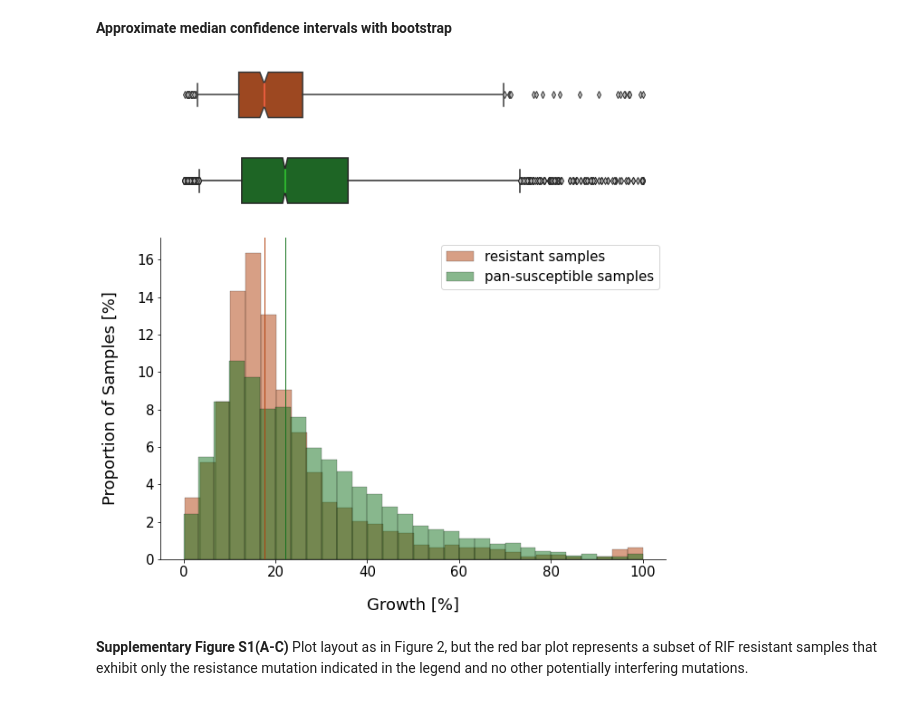
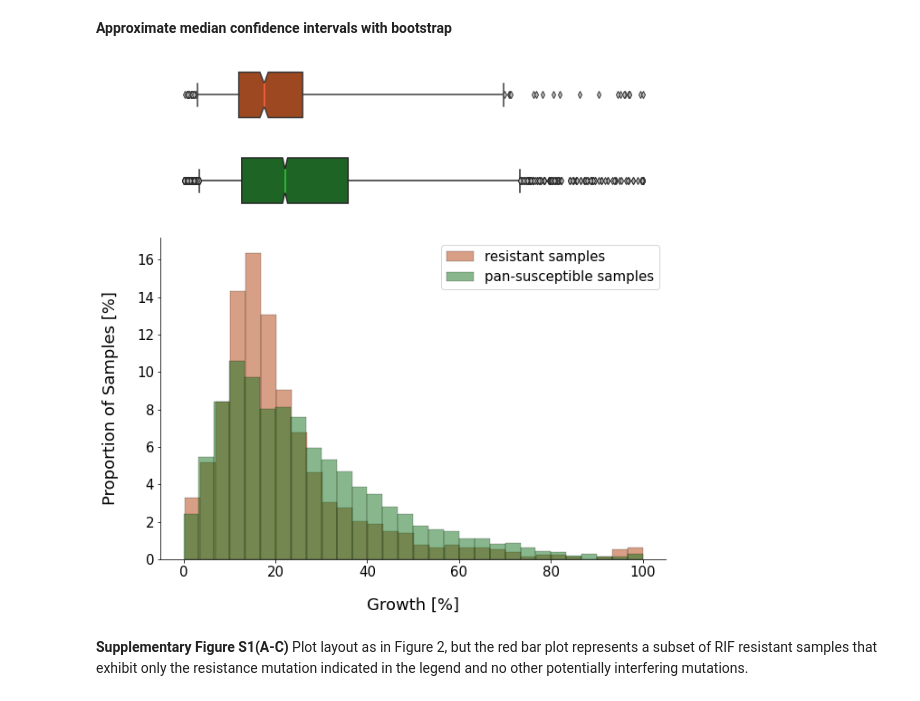
Before and after one commit to fowler-lab/tb-rnap-compensation, a Jupyter notebook: Recreate_figures_paper.ipynb, the cells around one changed output. Drawn from its saved outputs; the diff is of its cells as text; code cells hidden in the pictures.

```diff
--- a/Recreate_figures_paper.ipynb
+++ b/Recreate_figures_paper.ipynb
@@ -148,38 +148,38 @@ fig, (ax_box1, ax_box2, ax_hist) = plt.subplots(3, sharex = True,
 fig.set_size_inches(10, 10)
 
 sns.histplot(data = resistant, label="resistant samples", color = colors[1], **hist_args)
-plt.axvline(res_boot[0], color = colors[1], linewidth = 1)
+#plt.axvline(res_boot[0], color = colors[1], linewidth = 1)
 
 #plt.text(x = res_boot[0]-1.8, y = 17.3, s='***', size = 15)
 
 sns.histplot(data = susceptible, label="pan-susceptible samples", color = colors[2], **hist_args)
-plt.axvline(sus_boot[0], color = colors[2], linewidth = 1)
+#plt.axvline(sus_boot[0], color = colors[2], linewidth = 1)
 
 sns.boxplot(resistant, ax = ax_box1, color = colors[1], medianprops={"color": "tomato"},
             usermedians = [res_boot[0]], conf_intervals = [res_boot[1]], **box_args)
 sns.boxplot(susceptible, ax = ax_box2, color = colors[2], medianprops={"color": "LimeGreen"},
             usermedians = [sus_boot[0]], conf_intervals = [sus_boot[1]], **box_args)
 
 #Despine plots
 sns.despine(top = True, right=True, left = False, bottom = False, offset = False, trim = False)
 
 axes = [ax_box1, ax_box2]
 for ax in axes:
     sns.despine(ax = ax, top = True, right=True, left = True, bottom = True, offset = False, trim = False)
     ax.tick_params(left=False, bottom=False)
     ax.set(yticklabels=[])
     ax.set(xlabel='')
 
 plt.xlabel("Growth [%]", size = 18, labelpad = 20)
 plt.xticks(fontsize = 15)
 plt.ylabel("Proportion of Samples [%]", size = 18, labelpad = 20)
 plt.yticks(fontsize = 15)
 plt.legend(loc = 'upper right', fontsize = 15)
 
 # will need this for creating figures for poster:
-fig.savefig('poster_res_vs_sus.svg', format='svg', dpi=1200)
+#fig.savefig('poster_res_vs_sus.svg', format='svg', dpi=1200)
 # %% [output]
-[figure, old version]
+[figure, new version]
 # %% [markdown]
 **Supplementary Figure S1(A-C)** Plot layout as in Figure 2, but the red bar plot represents a subset of RIF resistant samples that exhibit only the resistance mutation indicated in the legend and no other potentially interfering mutations.
 # %%
```
Also changed, not shown: parts of 15 cells of this notebook.
